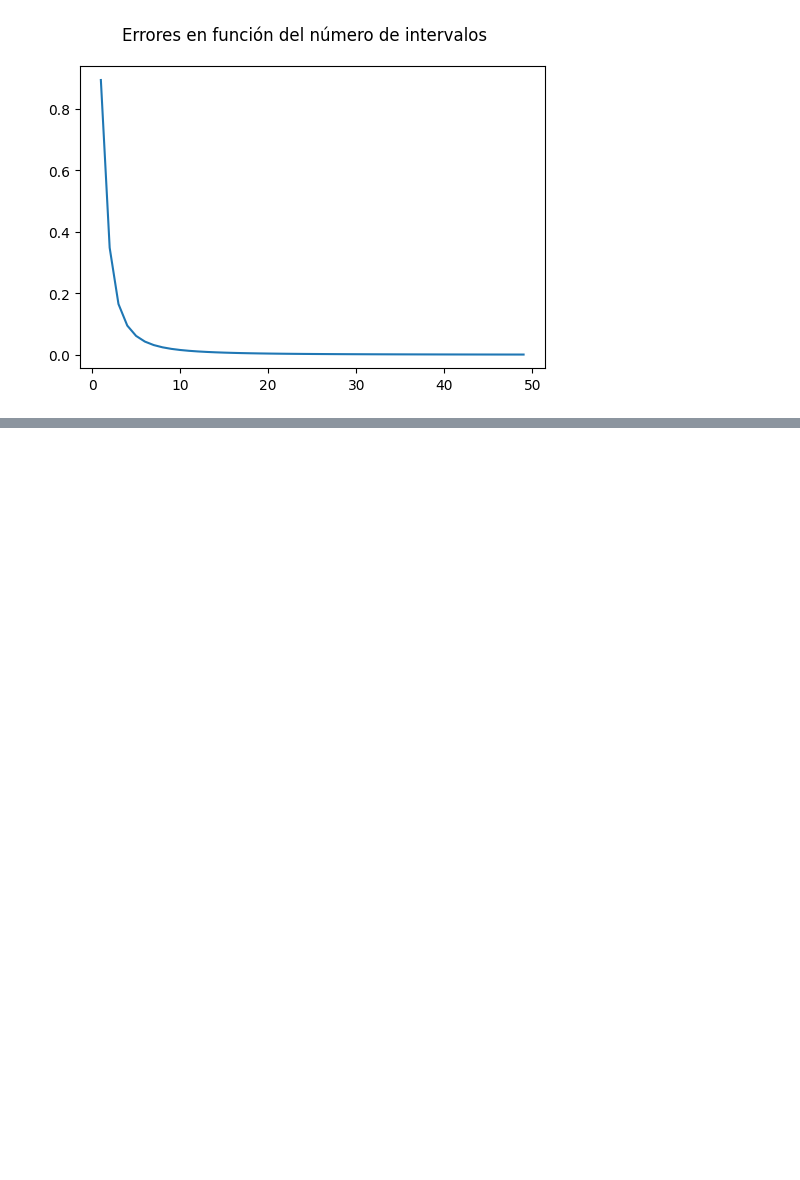
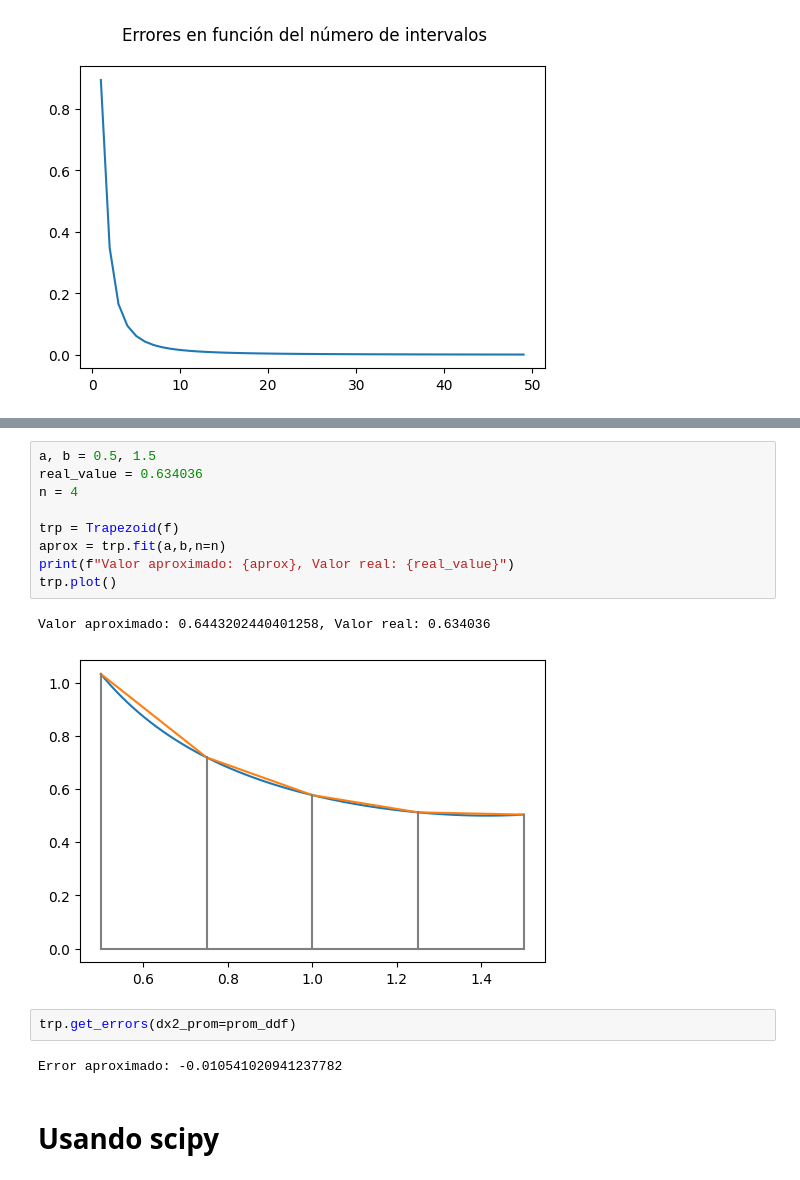
Before and after one commit to gmauricio-toledo/UNISON-teaching, a Jupyter notebook: integración.ipynb, the cells around one changed output, grey strips where cells are left out. Cells and saved outputs as stored; diff of their text form; blank space fills up the shorter version.

```diff
--- a/integración.ipynb
+++ b/integración.ipynb
@@ -93,0 +171,18 @@ plt.show()
+# %%
+a, b = 0.5, 1.5
+real_value = 0.634036
+n = 4
+
+trp = Trapezoid(f)
+aprox = trp.fit(a,b,n=n)
+print(f"Valor aproximado: {aprox}, Valor real: {real_value}")
+trp.plot()
+# %% [output]
+Valor aproximado: 0.6443202440401258, Valor real: 0.634036
+[figure, added]
+# %%
+trp.get_errors(dx2_prom=prom_ddf)
+# %% [output]
+Error aproximado: -0.010541020941237782
+# %% [markdown]
+# Usando scipy
```
Also changed, not shown: parts of 11 cells of this notebook, 2 other files.
